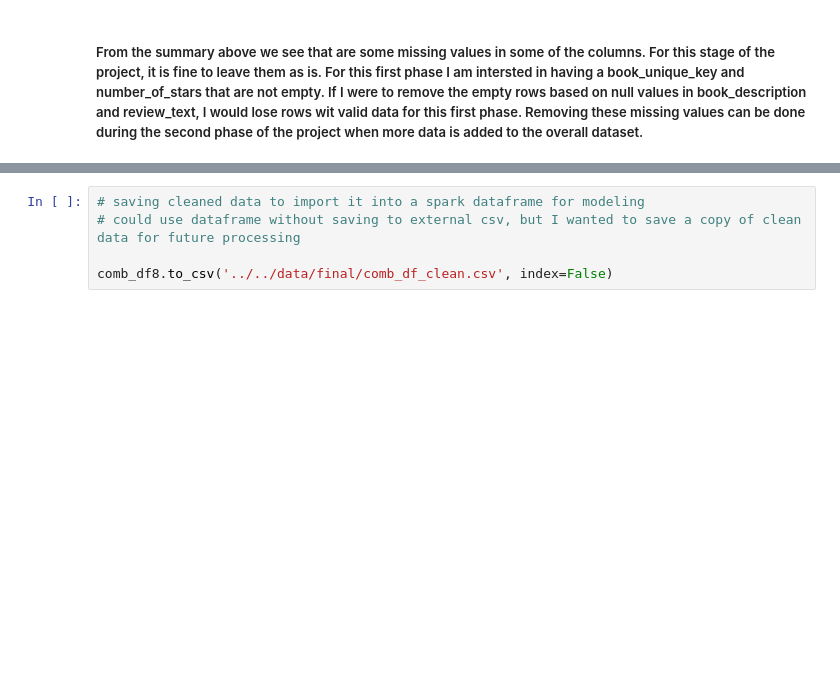
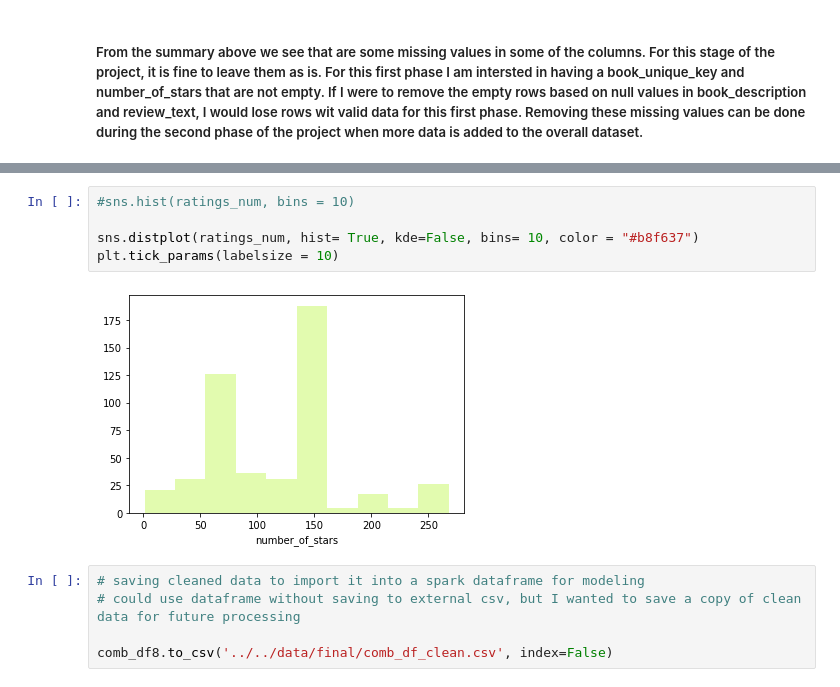
Before and after one commit to angelicacodes/book_recommendation, a Jupyter notebook: notebooks/final/final_2.ipynb, the cells around one changed output, grey strips where cells are left out. Saved outputs shown, nothing was run; the diff lists cells and outputs as text; blank space fills up the shorter version.

```diff
--- a/notebooks/final/final_2.ipynb
+++ b/notebooks/final/final_2.ipynb
@@ -276,3 +295,10 @@ plt.show()
+# %%
+#sns.hist(ratings_num, bins = 10)
+
+sns.distplot(ratings_num, hist= True, kde=False, bins= 10, color = "#b8f637")
+plt.tick_params(labelsize = 10)
+# %% [output]
+[figure, added]
 # %%
 # saving cleaned data to import it into a spark dataframe for modeling
 # could use dataframe without saving to external csv, but I wanted to save a copy of clean data for future processing
```
Also changed, not shown: parts of 12 cells of this notebook, 4 other files.
